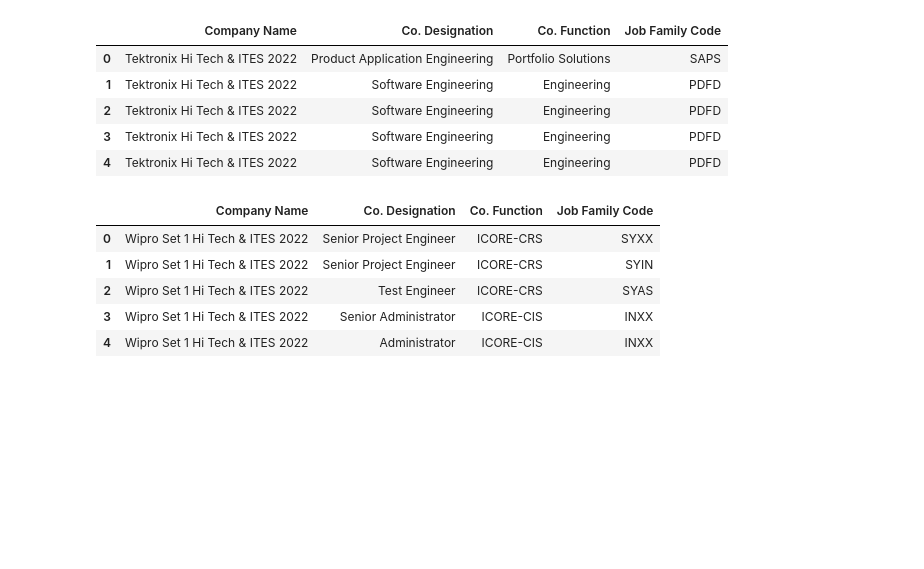
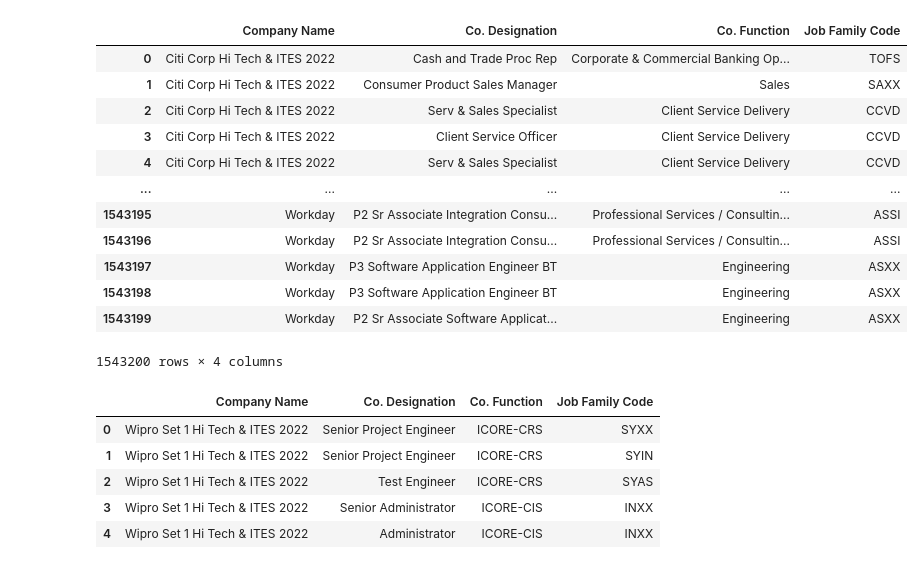
Before and after one commit to LazyHooks/Aon_Optimus, a Jupyter notebook: ites combined.ipynb, the cells around one changed output. Saved outputs shown, nothing was run; the diff lists cells and outputs as text; code cells hidden in the pictures; blank space fills up the shorter version.

```diff
--- a/ites combined.ipynb
+++ b/ites combined.ipynb
@@ -3,16 +3,23 @@
 # %%
 import pandas as pd
 # %%
-df1 = pd.read_csv('ITES_train.csv')
-df2 = pd.read_csv('ITES_train2.csv')
-df3 = pd.read_csv('ITES_train3.csv')
+df1 = pd.read_csv('ites_tr1.csv', encoding='windows-1252')
+df2 = pd.read_csv('ites_tr2.csv', encoding='windows-1252')
+df3 = pd.read_csv('ites_tr3.csv', encoding='windows-1252')
 df=pd.concat([df1,df2,df3],ignore_index=True,axis=0)
-df.head()
+df
 # %% [output]
 |  | Company Name | Co. Designation | Co. Function | Job Family Code |
-| 0 | Tektronix Hi Tech & ITES 2022 | Product Application Engineering | Portfolio Solutions | SAPS |
-| 1 | Tektronix Hi Tech & ITES 2022 | Software Engineering | Engineering | PDFD |
-| 2 | Tektronix Hi Tech & ITES 2022 | Software Engineering | Engineering | PDFD |
-| 3 | Tektronix Hi Tech & ITES 2022 | Software Engineering | Engineering | PDFD |
-| 4 | Tektronix Hi Tech & ITES 2022 | Software Engineering | Engineering | PDFD |
+| 0 | Citi Corp Hi Tech & ITES 2022 | Cash and Trade Proc Rep | Corporate & Commercial Banking Op... | TOFS |
+| 1 | Citi Corp Hi Tech & ITES 2022 | Consumer Product Sales Manager | Sales | SAXX |
+| 2 | Citi Corp Hi Tech & ITES 2022 | Serv & Sales Specialist | Client Service Delivery | CCVD |
+| 3 | Citi Corp Hi Tech & ITES 2022 | Client Service Officer | Client Service Delivery | CCVD |
+| 4 | Citi Corp Hi Tech & ITES 2022 | Serv & Sales Specialist | Client Service Delivery | CCVD |
+| ... | ... | ... | ... | ... |
+| 1543195 | Workday | P2 Sr Associate Integration Consu... | Professional Services / Consultin... | ASSI |
+| 1543196 | Workday | P2 Sr Associate Integration Consu... | Professional Services / Consultin... | ASSI |
+| 1543197 | Workday | P3 Software Application Engineer BT | Engineering | ASXX |
+| 1543198 | Workday | P3 Software Application Engineer BT | Engineering | ASXX |
+| 1543199 | Workday | P2 Sr Associate Software Applicat... | Engineering | ASXX |
+1543200 rows × 4 columns
 # %%
```
Also changed, not shown: parts of 6 cells of this notebook.
